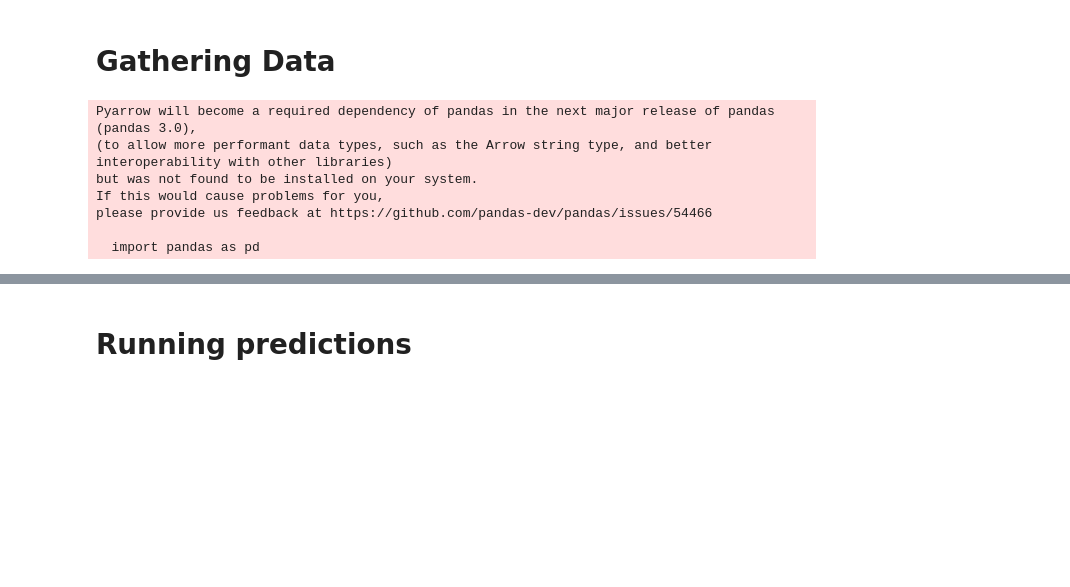
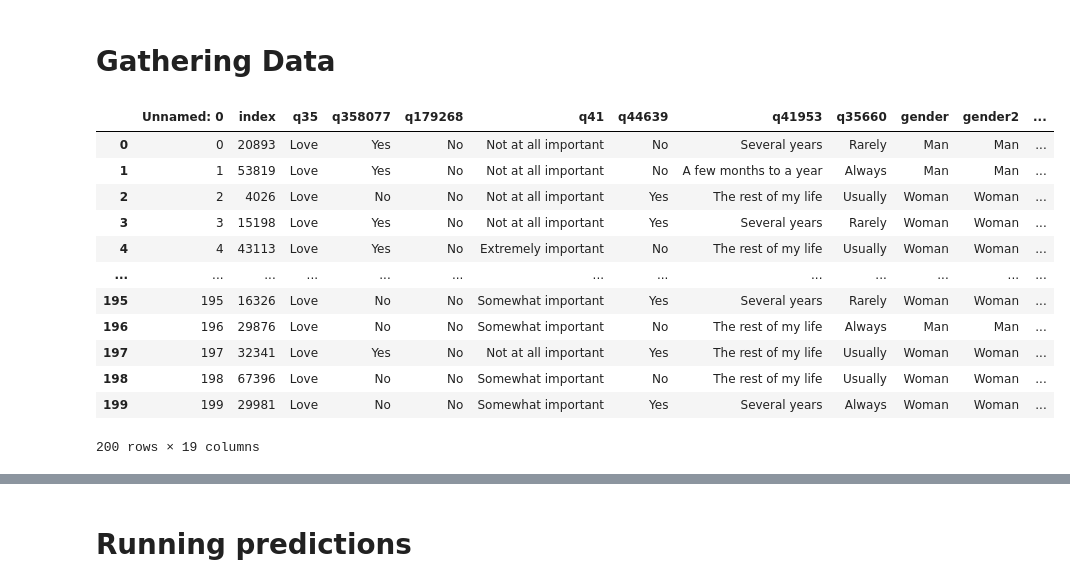
Before and after one commit to shpingus/OkCupidAnalysis, a Jupyter notebook: llm_guesser/running_llm_guesser.ipynb, the cells around one changed output, grey strips where cells are left out. Saved outputs shown, nothing was run; the diff lists cells and outputs as text; code cells hidden in the pictures; blank space fills up the shorter version.

Commit message:
profiles_for_processing.csv now ready

```diff
--- a/llm_guesser/running_llm_guesser.ipynb
+++ b/llm_guesser/running_llm_guesser.ipynb
@@ -8,14 +8,22 @@ from dotenv import load_dotenv
 
 load_dotenv()
 
-csv_relevant_questions = pd.read_csv('../data/data_for_report/profiles_for_processing.csv')
+profiles_for_processing = pd.read_csv('../data/data_for_report/profiles_for_processing.csv')
 relevant_questions = pd.read_csv('../data/data_for_report/relevant_questions.csv')
-# %% [output]
-Pyarrow will become a required dependency of pandas in the next major release of pandas (pandas 3.0),
-(to allow more performant data types, such as the Arrow string type, and better interoperability with other libraries)
-but was not found to be installed on your system.
-If this would cause problems for you,
-please provide us feedback at https://github.com/pandas-dev/pandas/issues/54466
-
-  import pandas as pd
+# %%
+profiles_for_processing
+# %% [output]
+|  | Unnamed: 0 | index | q35 | q358077 | q179268 | q41 | q44639 | q41953 | q35660 | gender | gender2 | ... |
+| 0 | 0 | 20893 | Love | Yes | No | Not at all important | No | Several years | Rarely | Man | Man | ... |
+| 1 | 1 | 53819 | Love | Yes | No | Not at all important | No | A few months to a year | Always | Man | Man | ... |
+| 2 | 2 | 4026 | Love | No | No | Not at all important | Yes | The rest of my life | Usually | Woman | Woman | ... |
+| 3 | 3 | 15198 | Love | Yes | No | Not at all important | Yes | Several years | Rarely | Woman | Woman | ... |
+| 4 | 4 | 43113 | Love | Yes | No | Extremely important | No | The rest of my life | Usually | Woman | Woman | ... |
+| ... | ... | ... | ... | ... | ... | ... | ... | ... | ... | ... | ... | ... |
+| 195 | 195 | 16326 | Love | No | No | Somewhat important | Yes | Several years | Rarely | Woman | Woman | ... |
+| 196 | 196 | 29876 | Love | No | No | Somewhat important | No | The rest of my life | Always | Man | Man | ... |
+| 197 | 197 | 32341 | Love | Yes | No | Not at all important | Yes | The rest of my life | Usually | Woman | Woman | ... |
+| 198 | 198 | 67396 | Love | No | No | Somewhat important | No | The rest of my life | Usually | Woman | Woman | ... |
+| 199 | 199 | 29981 | Love | No | No | Somewhat important | Yes | Several years | Always | Woman | Woman | ... |
+200 rows × 19 columns
 # %%
```
Also changed, not shown: parts of 2 cells of this notebook, 3 other files.
